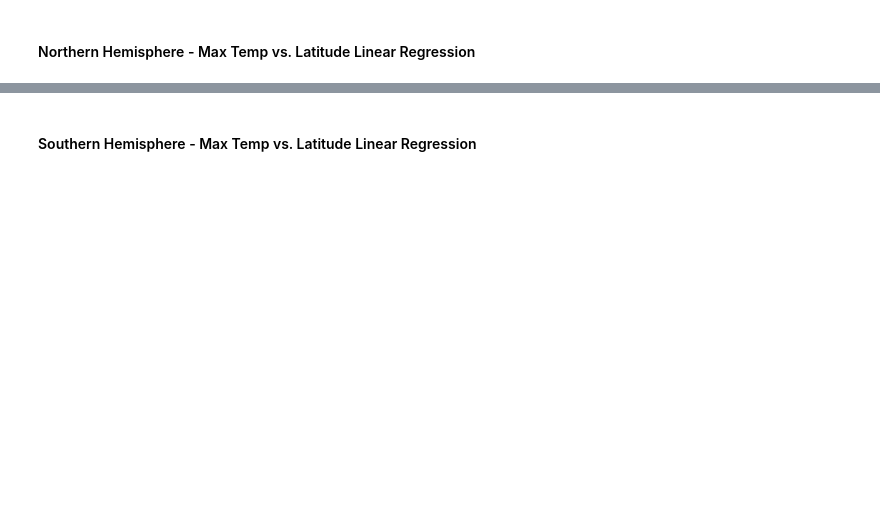
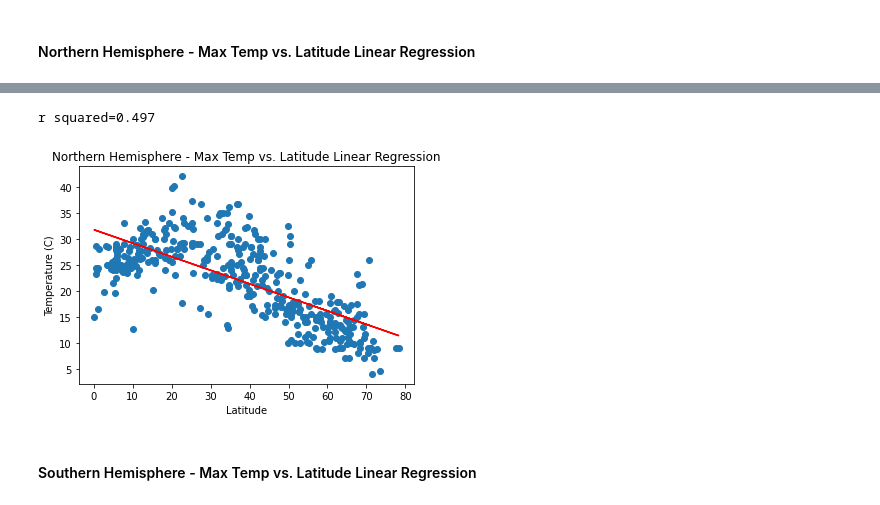
Before and after one commit to tonygardella5/python-api-challenge, a Jupyter notebook: WeatherPy/WeatherPy.ipynb, the cells around one changed output, grey strips where cells are left out. Cells and saved outputs as stored; diff of their text form; code cells hidden in the pictures; blank space fills up the shorter version.

```diff
--- a/WeatherPy/WeatherPy.ipynb
+++ b/WeatherPy/WeatherPy.ipynb
@@ -205,9 +215,12 @@ weather_df = pd.DataFrame(dictionary)
 columns = ['City','Country','Temp','Latitude','Longitude','Max Temperature','Humidity','Cloudiness','Wind Speed']
 north_df = pd.DataFrame(columns = columns)
 south_df = pd.DataFrame(columns = columns)
-for i in weather_df.itertuples():
-    if  i.Latitude>= 0:
-        print(i)
-        north_df.append(i)
-north_df.head()
+
+for i in weather_df.iterrows():
+    if  i[1]['Latitude']>= 0:
+        north_df = north_df.append(weather_df.iloc[i[0]])
+    else:
+        south_df = south_df.append(weather_df.iloc[i[0]])
+print(north_df.count())
+print(south_df.count())
 # %% [output]
@@ -222,2 +249,12 @@ The r-squared is: 0.8271188905041935
+# %%
+plt.scatter(north_df['Latitude'],north_df['Max Temperature'])
+regression(north_df['Latitude'],north_df['Max Temperature'])
+plt.title("Northern Hemisphere - Max Temp vs. Latitude Linear Regression")
+plt.xlabel("Latitude")
+plt.ylabel("Temperature (C)")
+plt.show()
+# %% [output]
+r squared=0.497
+[figure, added]
 # %% [markdown]
 ####  Southern Hemisphere - Max Temp vs. Latitude Linear Regression
```
Also changed, not shown: parts of 20 cells of this notebook.
